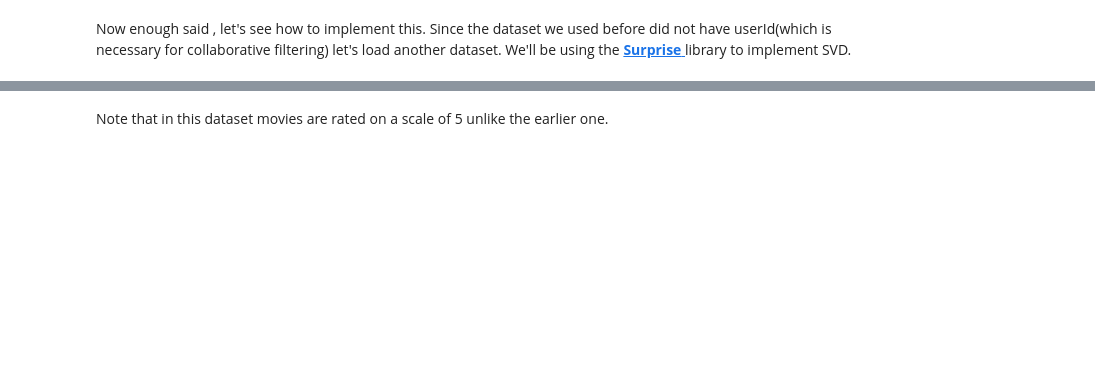
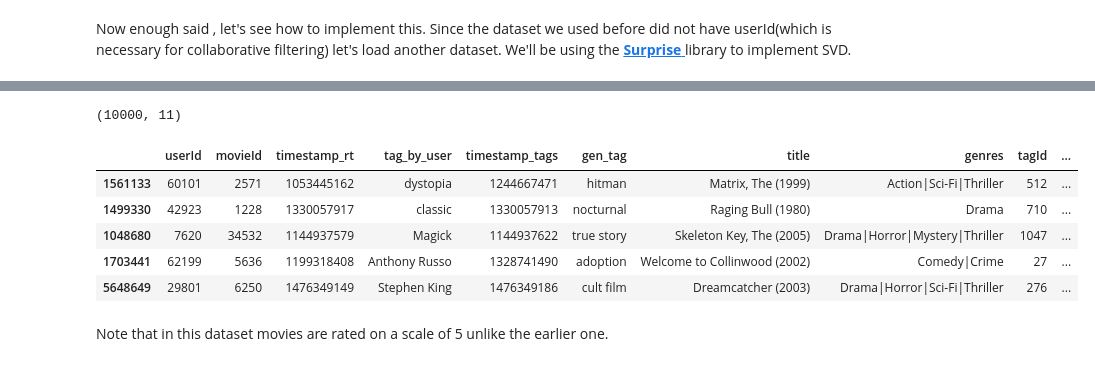
Before and after one commit to Jaime44/WorkSpace, a Jupyter notebook: models/colaborative filter/CF_The_age_of_recommeder_System.ipynb, the cells around one changed output, grey strips where cells are left out. Drawn from its saved outputs; the diff is of its cells as text; code cells hidden in the pictures; blank space fills up the shorter version.

```diff
--- a/models/colaborative filter/CF_The_age_of_recommeder_System.ipynb
+++ b/models/colaborative filter/CF_The_age_of_recommeder_System.ipynb
@@ -495,2 +109,27 @@ ratings.head()
+# %%
+# Inserta la columna 'rating' en la última posición del DataFrame
+df_ratings_merge.insert(len(df_ratings_merge.columns)-1, 'rating', df_ratings_merge.pop('rating'))
+# Inserta la columna 'relevance' en la penúltima posición del DataFrame
+df_ratings_merge.insert(len(df_ratings_merge.columns)-2, 'relevance', df_ratings_merge.pop('relevance'))
+# Inserta la columna 'tag_etiquetas_genómicas' despues de tag_df_mezclado
+df_ratings_merge.insert(5, 'tag_etiquetas_genómicas', df_ratings_merge.pop('tag_etiquetas_genómicas'))
+
+# Renombrar algunas columnas:
+df_ratings_merge.rename(columns={'timestamp_valoraciones': 'timestamp_rt', 'timestamp_etiquetas': 'timestamp_tags', 'tag_df_mezclado_tags_ratings_movies_links_genMov': 'tag_by_user', 'tag_etiquetas_genómicas': 'gen_tag'}, inplace=True)
+
+# Elimino las columnas:
+columnas_a_eliminar = ['imdbId', 'tmdbId']
+df_ratings_merge = df_ratings_merge.drop(columnas_a_eliminar, axis=1)
+print(df_ratings_merge.shape)
+ratings = df_ratings_merge.copy()
+ratings.head()
+# %% [output]
+(10000, 11)
+|  | userId | movieId | timestamp_rt | tag_by_user | timestamp_tags | gen_tag | title | genres | tagId | ... |
+| 1561133 | 60101 | 2571 | 1053445162 | dystopia | 1244667471 | hitman | Matrix, The (1999) | Action|Sci-Fi|Thriller | 512 | ... |
+| 1499330 | 42923 | 1228 | 1330057917 | classic | 1330057913 | nocturnal | Raging Bull (1980) | Drama | 710 | ... |
+| 1048680 | 7620 | 34532 | 1144937579 | Magick | 1144937622 | true story | Skeleton Key, The (2005) | Drama|Horror|Mystery|Thriller | 1047 | ... |
+| 1703441 | 62199 | 5636 | 1199318408 | Anthony Russo | 1328741490 | adoption | Welcome to Collinwood (2002) | Comedy|Crime | 27 | ... |
+| 5648649 | 29801 | 6250 | 1476349149 | Stephen King | 1476349186 | cult film | Dreamcatcher (2003) | Drama|Horror|Sci-Fi|Thriller | 276 | ... |
 # %% [markdown]
 Note that in this dataset movies are rated on a scale of 5 unlike the earlier one.
```
Also changed, not shown: parts of 68 cells of this notebook, 9 other files.
